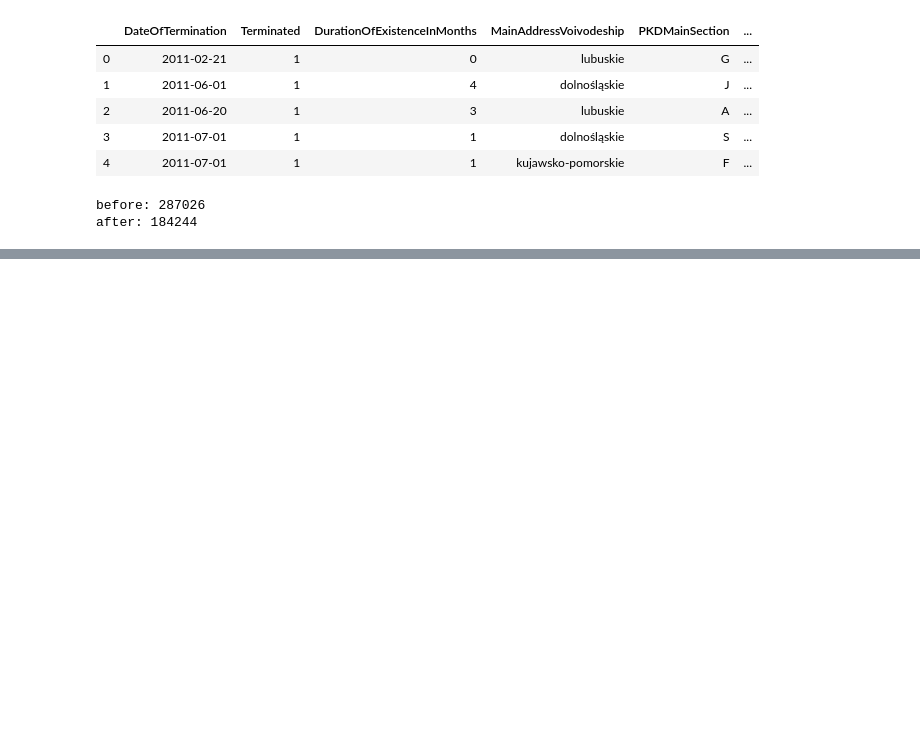
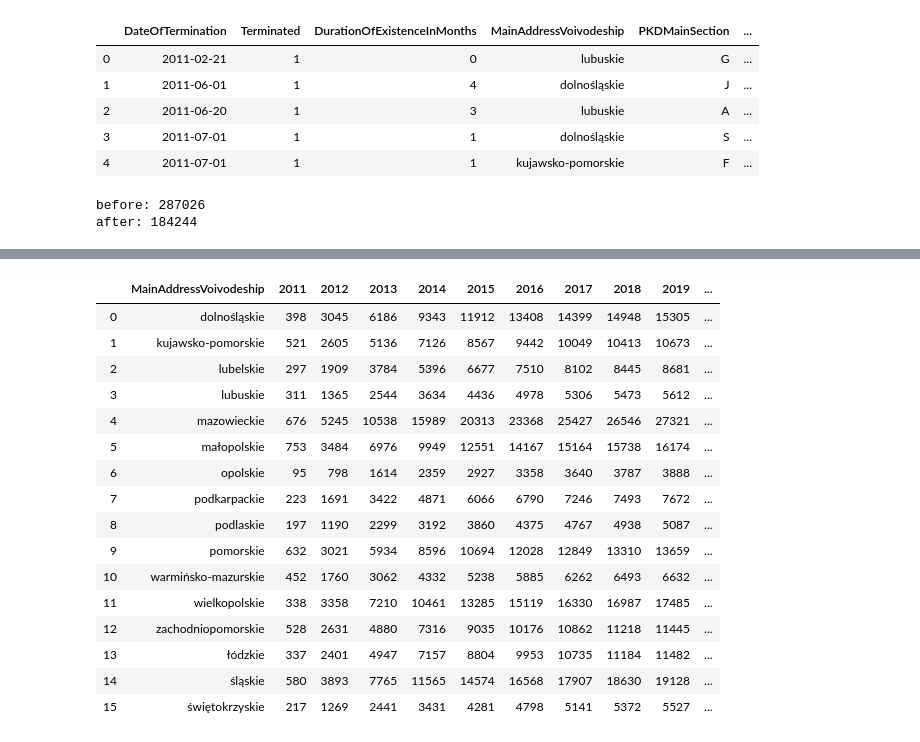
Before and after one commit to wawrzenczyka/WD2, a Jupyter notebook: data/FormatCSV.ipynb, the cells around one changed output, grey strips where cells are left out. Cells and saved outputs as stored; diff of their text form; code cells hidden in the pictures; blank space fills up the shorter version.

```diff
--- a/data/FormatCSV.ipynb
+++ b/data/FormatCSV.ipynb
@@ -326,0 +391,6 @@ data.to_csv('ceidg_data_formated.csv', index=False, encoding="utf-8")
+# %%
+years = range(2011, 2021)
+
+cumsum = voivoides_terminated_by_year[years].cumsum(axis=1)[years]
+
+cumsum
@@ -326,0 +415,27 @@ data.to_csv('ceidg_data_formated.csv', index=False, encoding="utf-8")
+# %%
+cumsum.insert(
+    loc=0,
+    column='MainAddressVoivodeship',
+    value=voivoides_terminated_by_year['MainAddressVoivodeship']
+)
+
+voivoides_terminated_by_year = cumsum
+voivoides_terminated_by_year
+# %% [output]
+|  | MainAddressVoivodeship | 2011 | 2012 | 2013 | 2014 | 2015 | 2016 | 2017 | 2018 | 2019 | ... |
+| 0 | dolnośląskie | 398 | 3045 | 6186 | 9343 | 11912 | 13408 | 14399 | 14948 | 15305 | ... |
+| 1 | kujawsko-pomorskie | 521 | 2605 | 5136 | 7126 | 8567 | 9442 | 10049 | 10413 | 10673 | ... |
+| 2 | lubelskie | 297 | 1909 | 3784 | 5396 | 6677 | 7510 | 8102 | 8445 | 8681 | ... |
+| 3 | lubuskie | 311 | 1365 | 2544 | 3634 | 4436 | 4978 | 5306 | 5473 | 5612 | ... |
+| 4 | mazowieckie | 676 | 5245 | 10538 | 15989 | 20313 | 23368 | 25427 | 26546 | 27321 | ... |
+| 5 | małopolskie | 753 | 3484 | 6976 | 9949 | 12551 | 14167 | 15164 | 15738 | 16174 | ... |
+| 6 | opolskie | 95 | 798 | 1614 | 2359 | 2927 | 3358 | 3640 | 3787 | 3888 | ... |
+| 7 | podkarpackie | 223 | 1691 | 3422 | 4871 | 6066 | 6790 | 7246 | 7493 | 7672 | ... |
+| 8 | podlaskie | 197 | 1190 | 2299 | 3192 | 3860 | 4375 | 4767 | 4938 | 5087 | ... |
+| 9 | pomorskie | 632 | 3021 | 5934 | 8596 | 10694 | 12028 | 12849 | 13310 | 13659 | ... |
+| 10 | warmińsko-mazurskie | 452 | 1760 | 3062 | 4332 | 5238 | 5885 | 6262 | 6493 | 6632 | ... |
+| 11 | wielkopolskie | 338 | 3358 | 7210 | 10461 | 13285 | 15119 | 16330 | 16987 | 17485 | ... |
+| 12 | zachodniopomorskie | 528 | 2631 | 4880 | 7316 | 9035 | 10176 | 10862 | 11218 | 11445 | ... |
+| 13 | łódzkie | 337 | 2401 | 4947 | 7157 | 8804 | 9953 | 10735 | 11184 | 11482 | ... |
+| 14 | śląskie | 580 | 3893 | 7765 | 11565 | 14574 | 16568 | 17907 | 18630 | 19128 | ... |
+| 15 | świętokrzyskie | 217 | 1269 | 2441 | 3431 | 4281 | 4798 | 5141 | 5372 | 5527 | ... |
```
Also changed, not shown: parts of 10 cells of this notebook, 4 other files.
